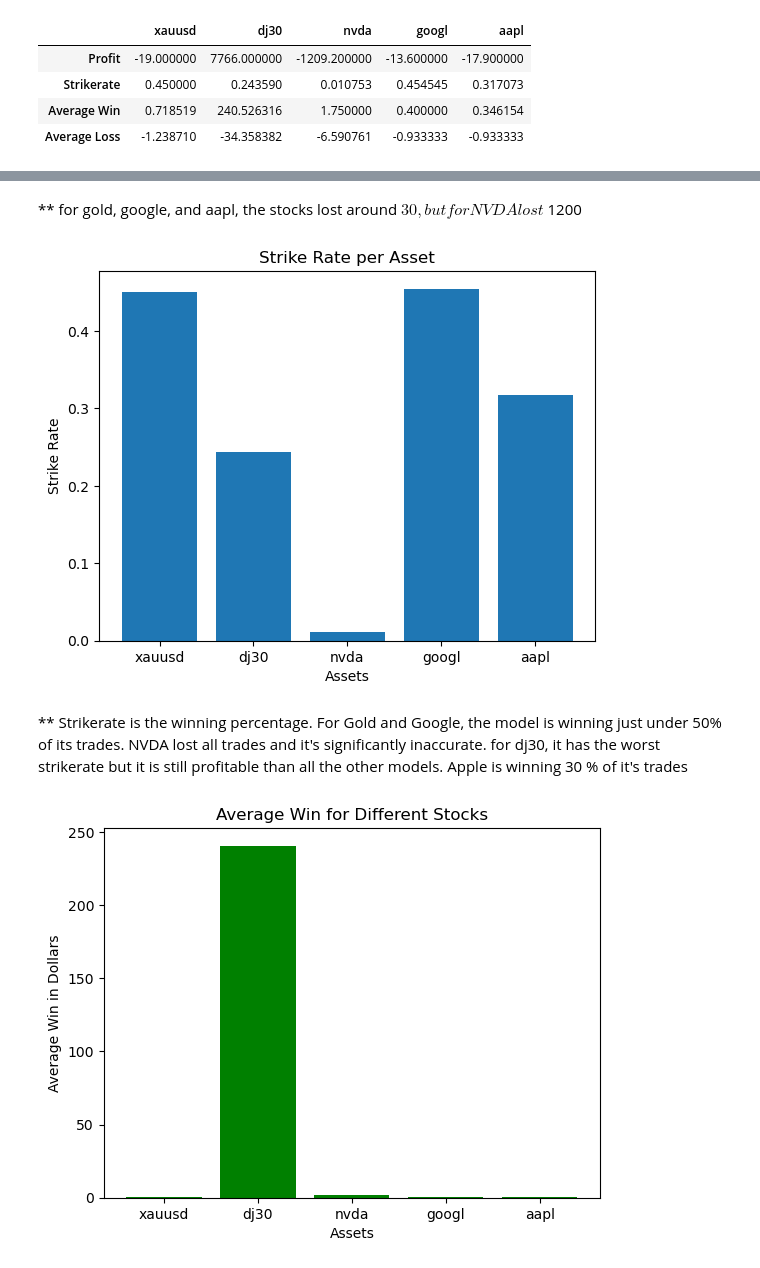
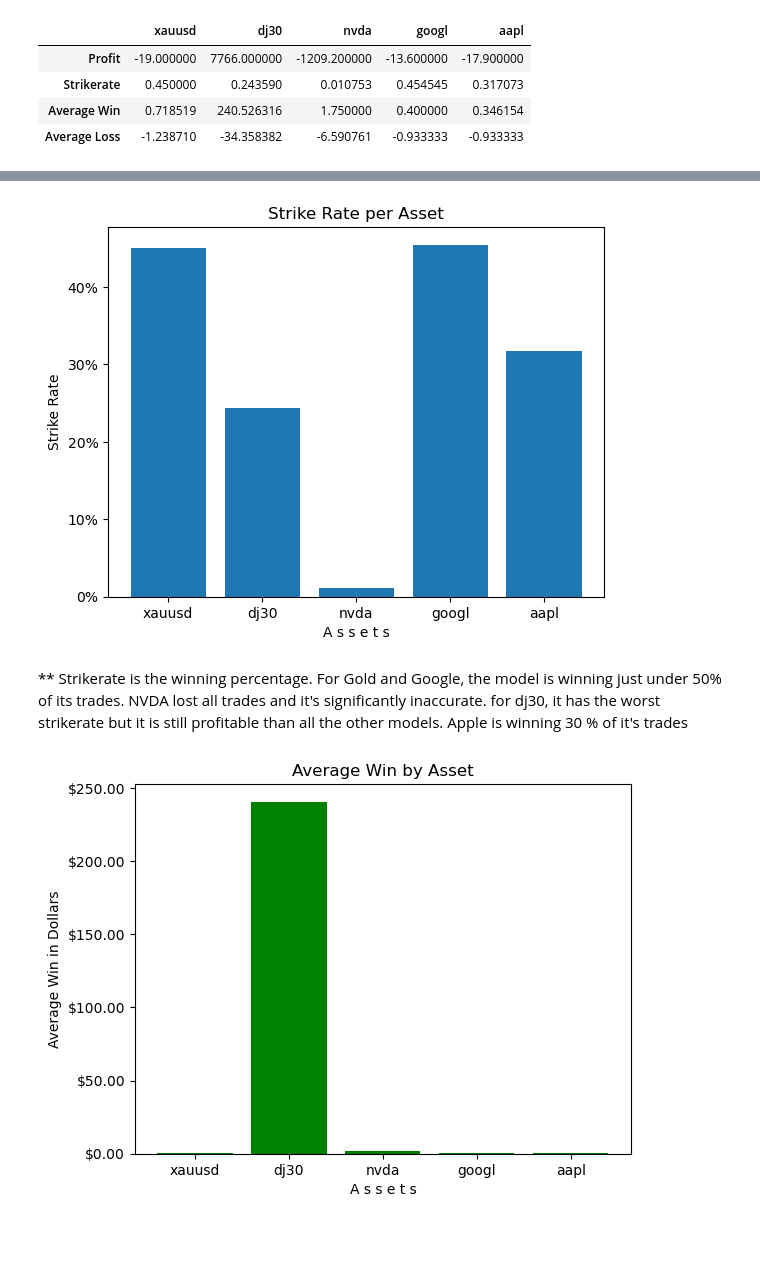
Before and after one commit to QueenofParts/Project2-Room2, a Jupyter notebook: ea_analysis_graphs.ipynb, the cells around one changed output, grey strips where cells are left out. Drawn from its saved outputs; the diff is of its cells as text; code cells hidden in the pictures; blank space fills up the shorter version.

Commit message:
all graphs complete

```diff
--- a/ea_analysis_graphs.ipynb
+++ b/ea_analysis_graphs.ipynb
@@ -325,5 +323,3 @@ plt.show()
-# %% [markdown]
-** for gold, google, and aapl, the stocks lost around $30, but for NVDA lost $ 1200
 # %%
 # Graph for Strikerate
 # Define the data
@@ -335,33 +331,49 @@ plt.bar(assets, strike_rate)
 
 # Add title and labels
 plt.title('Strike Rate per Asset')
-plt.xlabel('Assets')
+plt.xlabel('A s s e t s')
 plt.ylabel('Strike Rate')
+
+# Format y ticks with percentage sign
+axes = plt.gca()
+formatter = FuncFormatter(lambda y, pos: '{:,.0f}%'.format(y * 100))  # Multiply by 100 for percentage
+axes.yaxis.set_major_formatter(formatter)
 
 # Show the plot
 plt.show()
 # %% [output]
-[figure, old version]
+[figure, new version]
 # %% [markdown]
 ** Strikerate is the winning percentage. For Gold and Google, the model is winning just under 50% of its trades. NVDA lost all trades and it's significantly inaccurate. for dj30, it has the worst strikerate but it is still profitable than all the other models. Apple is winning 30 % of it's trades
 # %%
 # Graph for Average Win
 import matplotlib.pyplot as plt
+from matplotlib.ticker import FuncFormatter
+
 # Define the data
 labels = ['xauusd', 'dj30', 'nvda', 'googl', 'aapl']
 average_win = [0.718519, 240.526316, 1.750000, 0.400000, 0.346154]
+
 # Create the plot
 plt.bar(labels, average_win, color='green')
+
 # Add labels and title
-plt.xlabel('Assets')
+plt.xlabel('A s s e t s')
 plt.ylabel('Average Win in Dollars')
-plt.title('Average Win for Different Stocks')
+plt.title('Average Win by Asset')
+
 # Rotate the labels
 plt.xticks(rotation='horizontal')
+
+# Format y ticks with dollar sign
+axes = plt.gca()
+formatter = FuncFormatter(lambda y, pos: '${:,.2f}'.format(y))
+axes.yaxis.set_major_formatter(formatter)
+
 # Show the plot
 plt.show()
 # %% [output]
-[figure, old version]
+[figure, new version]
 # %%
 # Graph for Average Loss
 # Create the DataFrame
```
Also changed, not shown: parts of 3 cells of this notebook.
